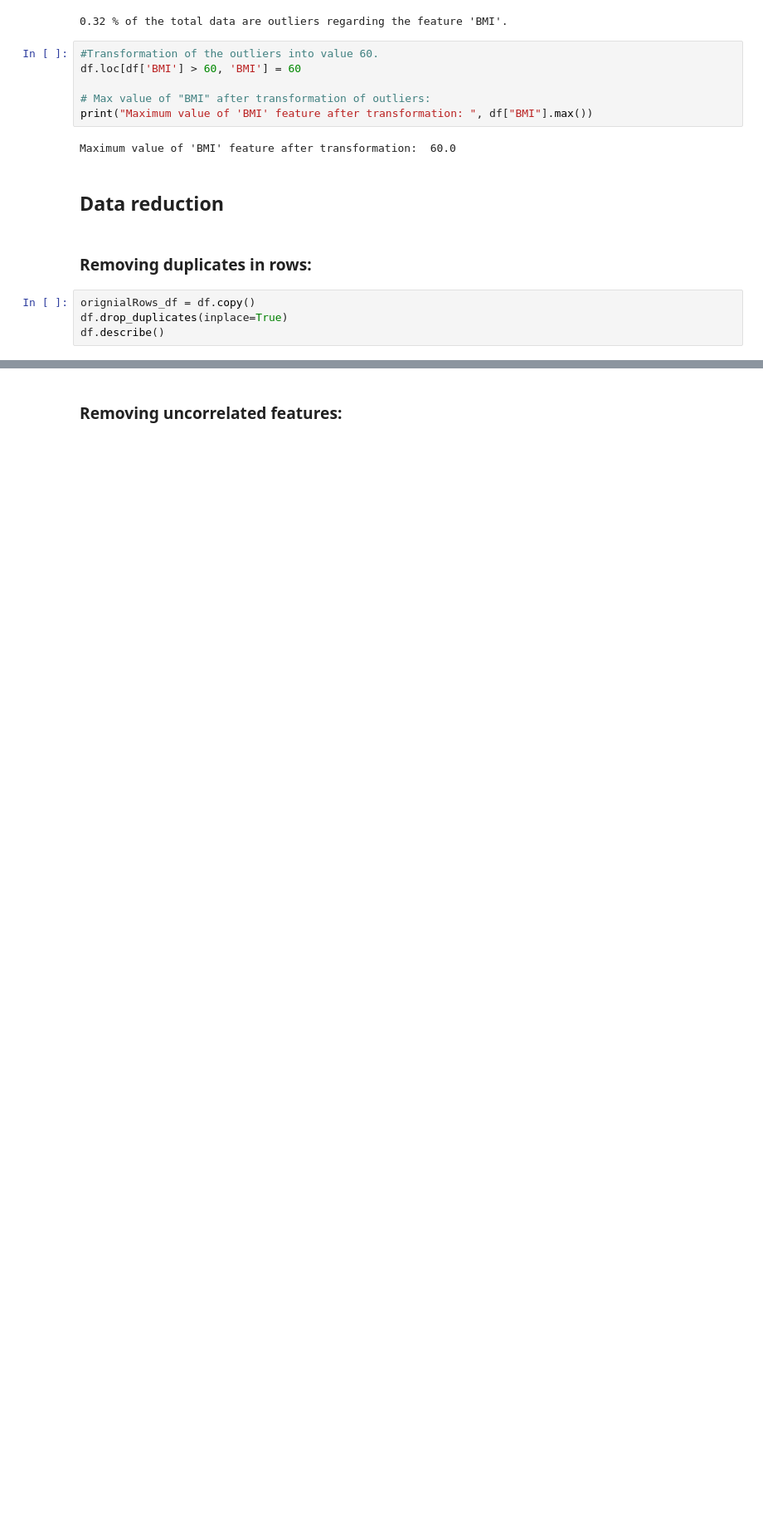
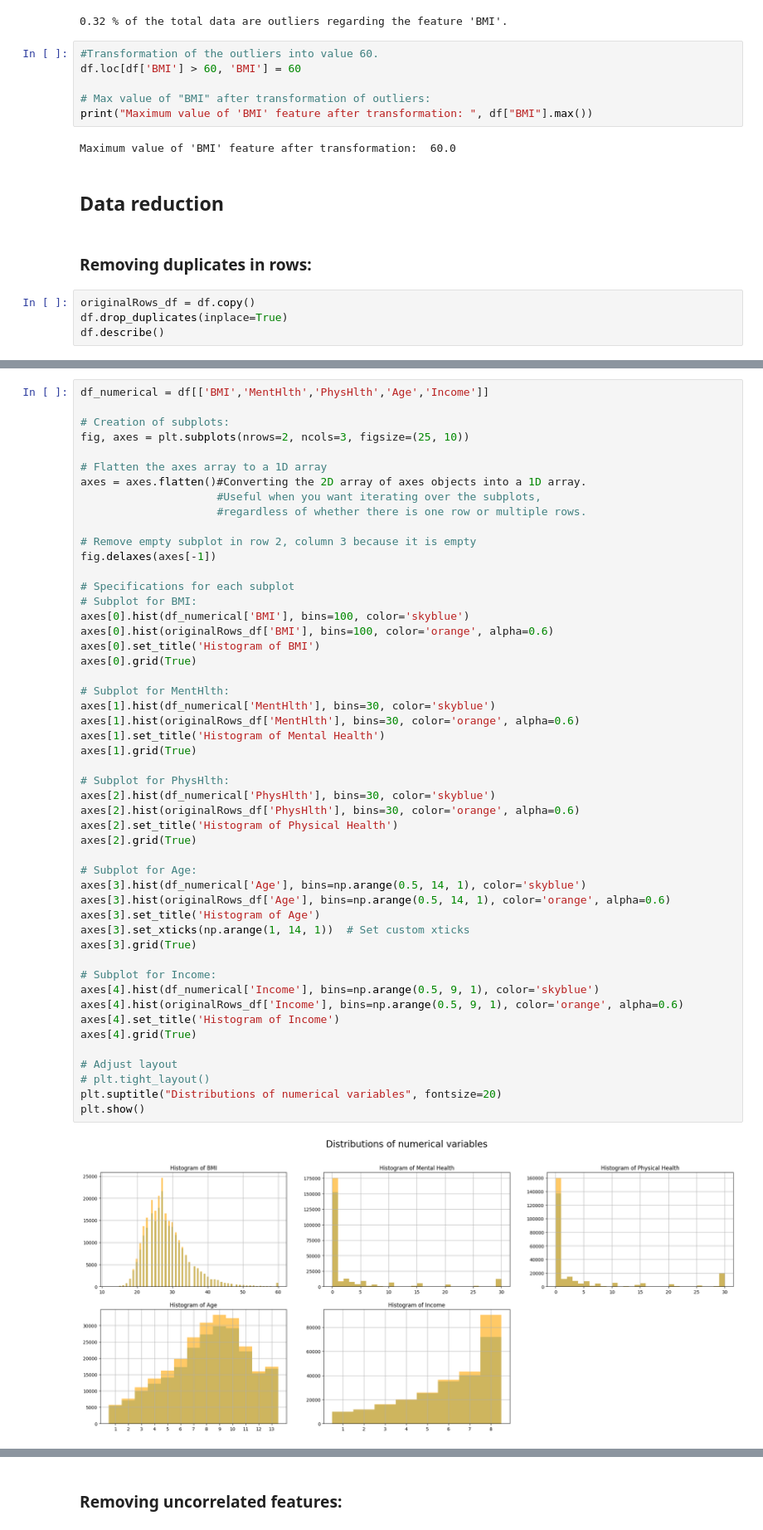
Before and after one commit to AliGarAlon/Diabetes_Project, a Jupyter notebook: diabetes_model.ipynb, the cells around one changed output, grey strips where cells are left out. Shown at 83% size. Drawn from its saved outputs; the diff is of its cells as text; blank space fills up the shorter version.

```diff
--- a/diabetes_model.ipynb
+++ b/diabetes_model.ipynb
@@ -323,6 +323,6 @@ Maximum value of 'BMI' feature after transformation:  60.0
 # %% [markdown]
 ### Removing duplicates in rows:
 # %%
-orignialRows_df = df.copy()
+originalRows_df = df.copy()
 df.drop_duplicates(inplace=True)
 df.describe()
@@ -343,3 +332,55 @@ print("Number of rows after data reduction: ", df.shape[0])
 # %% [output]
 Number of rows prior to data reduction:  253680
 Number of rows after data reduction:  229772
+# %%
+df_numerical = df[['BMI','MentHlth','PhysHlth','Age','Income']]
+
+# Creation of subplots:
+fig, axes = plt.subplots(nrows=2, ncols=3, figsize=(25, 10))
+
+# Flatten the axes array to a 1D array
+axes = axes.flatten()#Converting the 2D array of axes objects into a 1D array.
+                     #Useful when you want iterating over the subplots,
+                     #regardless of whether there is one row or multiple rows.
+
+# Remove empty subplot in row 2, column 3 because it is empty
+fig.delaxes(axes[-1])
+
+# Specifications for each subplot
+# Subplot for BMI:
+axes[0].hist(df_numerical['BMI'], bins=100, color='skyblue')
+axes[0].hist(originalRows_df['BMI'], bins=100, color='orange', alpha=0.6)
+axes[0].set_title('Histogram of BMI')
+axes[0].grid(True)
+
+# Subplot for MentHlth:
+axes[1].hist(df_numerical['MentHlth'], bins=30, color='skyblue')
+axes[1].hist(originalRows_df['MentHlth'], bins=30, color='orange', alpha=0.6)
+axes[1].set_title('Histogram of Mental Health')
+axes[1].grid(True)
+
+# Subplot for PhysHlth:
+axes[2].hist(df_numerical['PhysHlth'], bins=30, color='skyblue')
+axes[2].hist(originalRows_df['PhysHlth'], bins=30, color='orange', alpha=0.6)
+axes[2].set_title('Histogram of Physical Health')
+axes[2].grid(True)
+
+# Subplot for Age:
+axes[3].hist(df_numerical['Age'], bins=np.arange(0.5, 14, 1), color='skyblue')
+axes[3].hist(originalRows_df['Age'], bins=np.arange(0.5, 14, 1), color='orange', alpha=0.6)
+axes[3].set_title('Histogram of Age')
+axes[3].set_xticks(np.arange(1, 14, 1))  # Set custom xticks
+axes[3].grid(True)
+
+# Subplot for Income:
+axes[4].hist(df_numerical['Income'], bins=np.arange(0.5, 9, 1), color='skyblue')
+axes[4].hist(originalRows_df['Income'], bins=np.arange(0.5, 9, 1), color='orange', alpha=0.6)
+axes[4].set_title('Histogram of Income')
+axes[4].grid(True)
+
+# Adjust layout
+# plt.tight_layout()
+plt.suptitle("Distributions of numerical variables", fontsize=20)
+plt.show()
+# %% [output]
+[figure, added]
```
Also changed, not shown: parts of 18 cells of this notebook.
